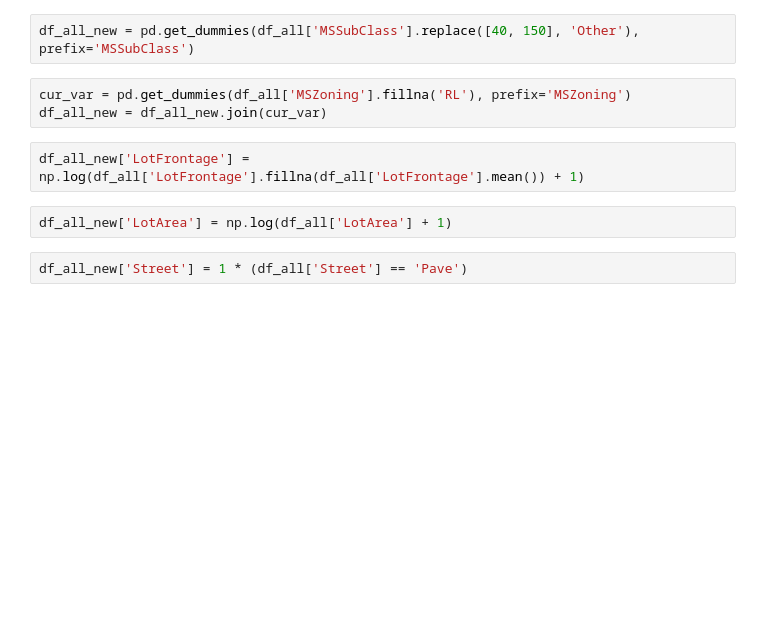
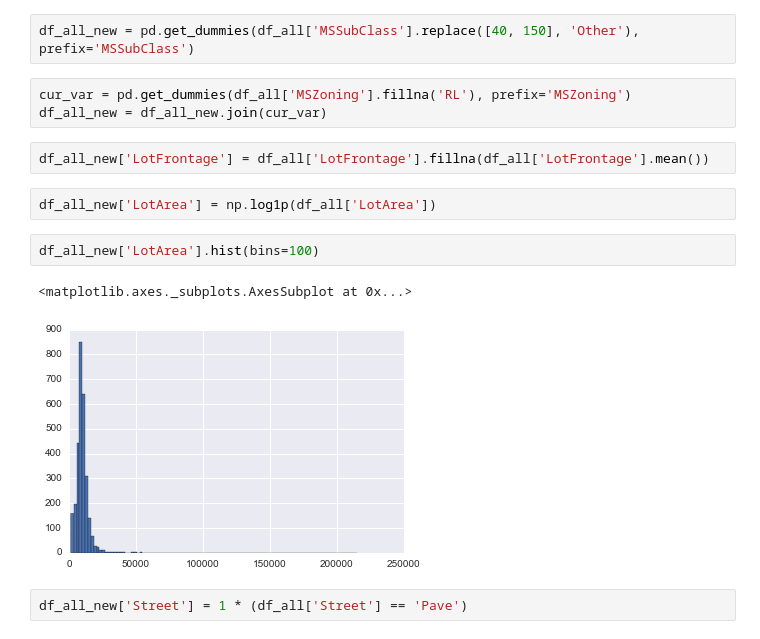
Before and after one commit to SayantanMitra87/Houston-Data-Science, a Jupyter notebook: Kaggle/House Prices/python/Feature Engineering Quick.ipynb, the cells around one changed output. Drawn from its saved outputs; the diff is of its cells as text; blank space fills up the shorter version.

```diff
--- a/Kaggle/House Prices/python/Feature Engineering Quick.ipynb
+++ b/Kaggle/House Prices/python/Feature Engineering Quick.ipynb
@@ -14,9 +15,14 @@ df_all_new = pd.get_dummies(df_all['MSSubClass'].replace([40, 150], 'Other'), pr
 cur_var = pd.get_dummies(df_all['MSZoning'].fillna('RL'), prefix='MSZoning')
 df_all_new = df_all_new.join(cur_var)
 # %%
-df_all_new['LotFrontage'] = np.log(df_all['LotFrontage'].fillna(df_all['LotFrontage'].mean()) + 1)
+df_all_new['LotFrontage'] = df_all['LotFrontage'].fillna(df_all['LotFrontage'].mean())
 # %%
-df_all_new['LotArea'] = np.log(df_all['LotArea'] + 1)
+df_all_new['LotArea'] = np.log1p(df_all['LotArea'])
+# %%
+df_all_new['LotArea'].hist(bins=100)
+# %% [output]
+<matplotlib.axes._subplots.AxesSubplot at 0x...>
+[figure, added]
 # %%
 df_all_new['Street'] = 1 * (df_all['Street'] == 'Pave')
 # %%
```
Also changed, not shown: parts of 94 cells of this notebook, 1 other file.
